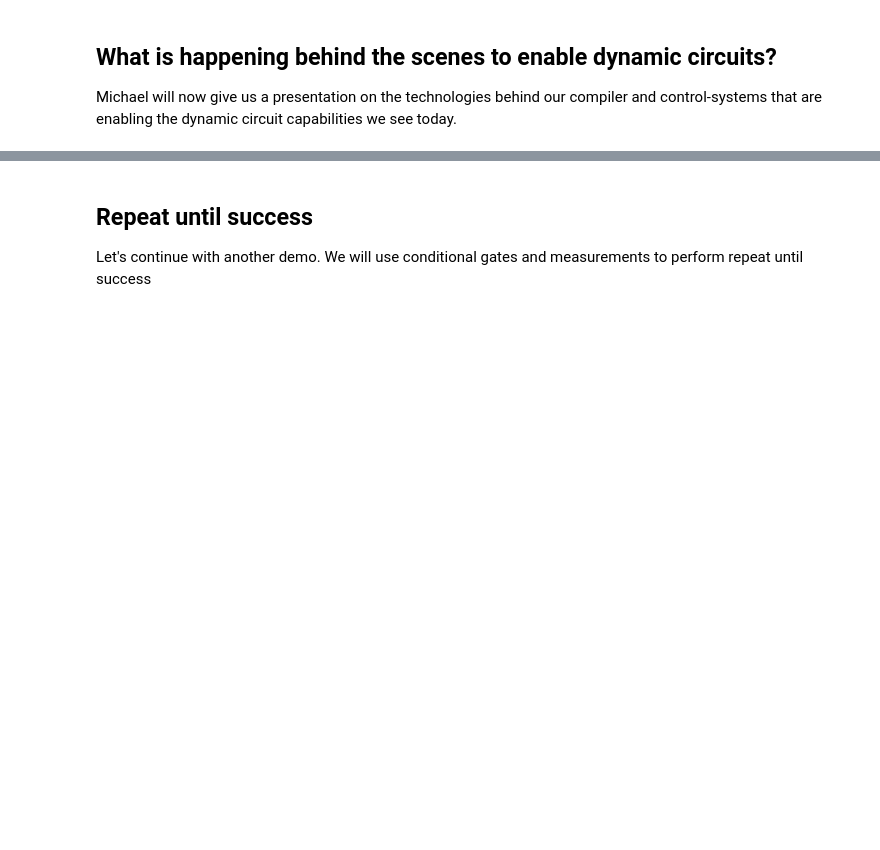
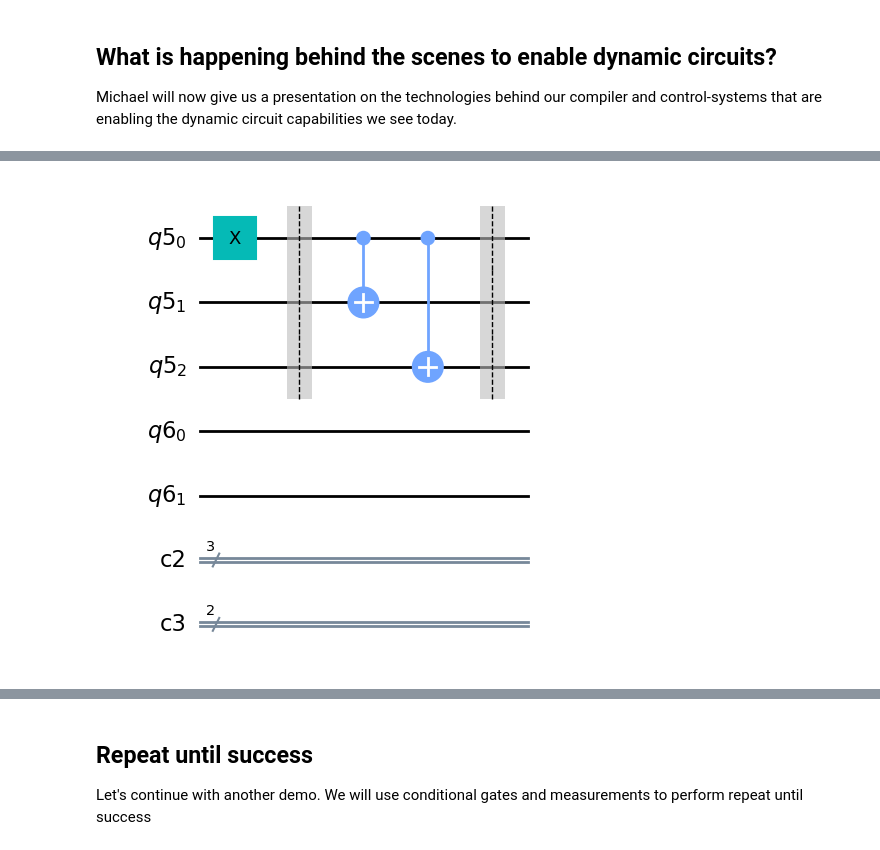
Before and after one commit to mbhealy/IBM-Quantum-Summit-2022-Dynamic-Circuits, a Jupyter notebook: IBM-Quantum-Summit-2022-Dynamic-Circuits.ipynb, the cells around one changed output, grey strips where cells are left out. Cells and saved outputs as stored; diff of their text form; code cells hidden in the pictures; blank space fills up the shorter version.

```diff
--- a/IBM-Quantum-Summit-2022-Dynamic-Circuits.ipynb
+++ b/IBM-Quantum-Summit-2022-Dynamic-Circuits.ipynb
@@ -411,0 +597,5 @@ Michael will now give us a presentation on the technologies behind our compiler
+# %%
+qc_encoded_state_bit = qc_init.compose(qc_encode_bit)
+qc_encoded_state_bit.draw(output="mpl")
+# %% [output]
+[figure, added]
```
Also changed, not shown: parts of 44 cells of this notebook, 1 other file.
